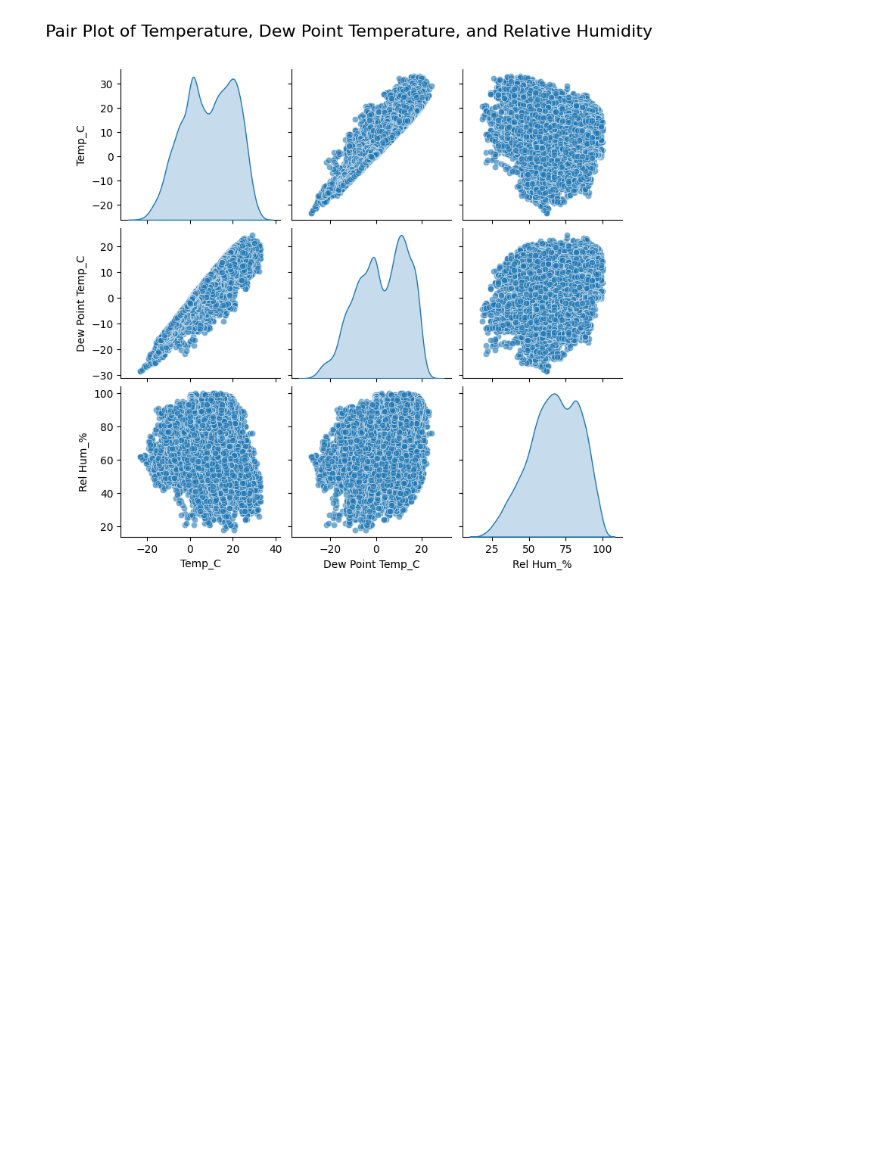
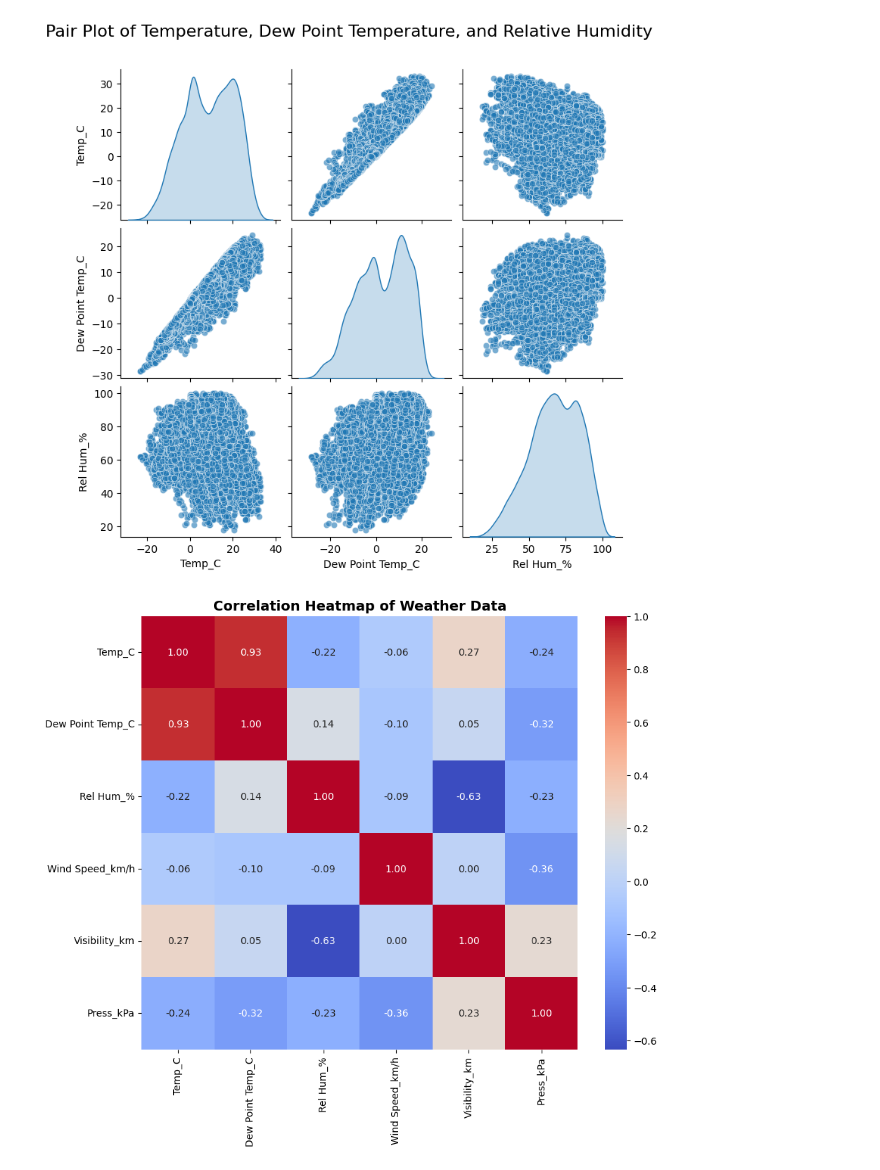
Before and after one commit to SOWMYASRI7/weather-data-analysis, a Jupyter notebook: weather_data_analysis.ipynb, the cells around one changed output. Cells and saved outputs as stored; diff of their text form; code cells hidden in the pictures; blank space fills up the shorter version.

```diff
--- a/weather_data_analysis.ipynb
+++ b/weather_data_analysis.ipynb
@@ -423,3 +423,20 @@ plt.subplots_adjust(top=0.9)
 plt.show()
 # %% [output]
 [figure]
+# %%
+import seaborn as sns
+import pandas as pd
+import matplotlib.pyplot as plt
+weather_data = pd.read_csv('Weather Data.csv')
+numeric_columns = weather_data.select_dtypes(include=['float64', 'int64'])
+correlation_matrix = numeric_columns.corr()
+
+plt.figure(figsize=(10, 8))
+
+sns.heatmap(data=correlation_matrix, annot=True, cmap='coolwarm', fmt=".2f")
+
+plt.title('Correlation Heatmap of Weather Data', fontsize=14, fontweight='bold')
+
+plt.show()
+# %% [output]
+[figure, added]
```
